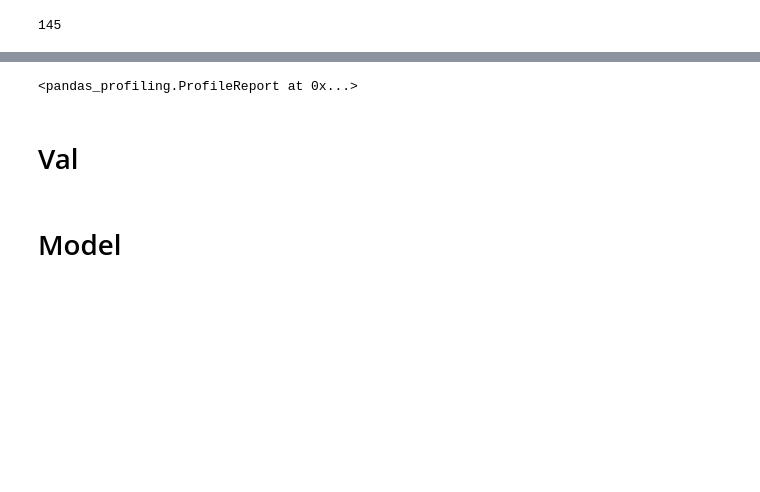
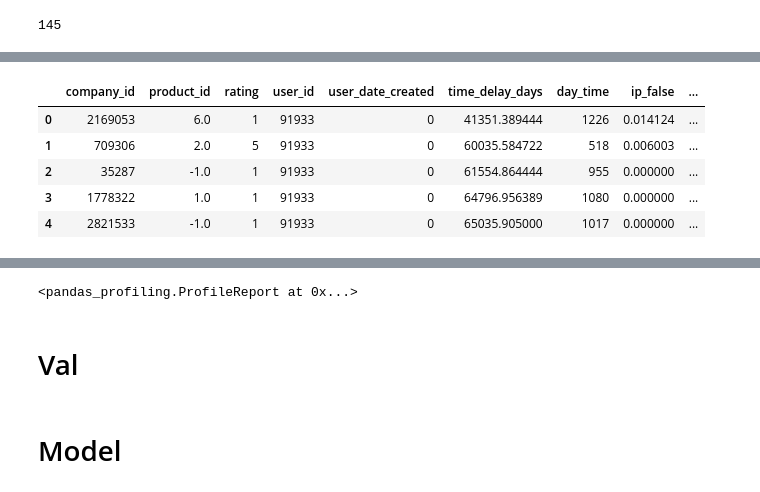
Before and after one commit to AfterPartyUDS/AI_Booster, a Jupyter notebook: Yakuben.ipynb, the cells around one changed output, grey strips where cells are left out. Saved outputs shown, nothing was run; the diff lists cells and outputs as text; code cells hidden in the pictures; blank space fills up the shorter version.

```diff
--- a/Yakuben.ipynb
+++ b/Yakuben.ipynb
@@ -82,0 +43,16 @@ train['is_fake'] = train['is_fake'].astype(int)
+# %%
+startTime_user = train['user_date_created'].min()
+# %%
+X = pd.DataFrame(index = train.index)
+X['company_id'] = train['company_id']
+X['product_id'] = train['product_id'].fillna(-1)
+X['rating'] = train['rating']
+X['user_id'] = train['user_id']
+
+X['user_date_created'] = [(el - startTime_user).days for el in train['user_date_created'] ]
+X['time_delay_days'] = [ el.total_seconds()/3600 for el in (train['date_created'] - train['user_date_created']) ]
+X['day_time'] = [el.hour*60 + el.minute for el in train['date_created'] ]
+X['comment_length'] =[ el.size for el in train['comment'] ]
+
+X = pd.concat([X ,pd.read_csv('train_ip.csv').drop(columns = "True")]  , axis =1 )
+X = pd.concat([X ,pd.read_csv('train_i_p.csv').drop(columns = "True")]  , axis =1 )
@@ -83,3 +75,12 @@ train['is_fake'] = train['is_fake'].astype(int)
+# %%
+X.head()
+# %% [output]
+|  | company_id | product_id | rating | user_id | user_date_created | time_delay_days | day_time | ip_false | ... |
+| 0 | 2169053 | 6.0 | 1 | 91933 | 0 | 41351.389444 | 1226 | 0.014124 | ... |
+| 1 | 709306 | 2.0 | 5 | 91933 | 0 | 60035.584722 | 518 | 0.006003 | ... |
+| 2 | 35287 | -1.0 | 1 | 91933 | 0 | 61554.864444 | 955 | 0.000000 | ... |
+| 3 | 1778322 | 1.0 | 1 | 91933 | 0 | 64796.956389 | 1080 | 0.000000 | ... |
+| 4 | 2821533 | -1.0 | 1 | 91933 | 0 | 65035.905000 | 1017 | 0.000000 | ... |
 # %%
 train.head()
 # %% [output]
```
Also changed, not shown: parts of 24 cells of this notebook.
